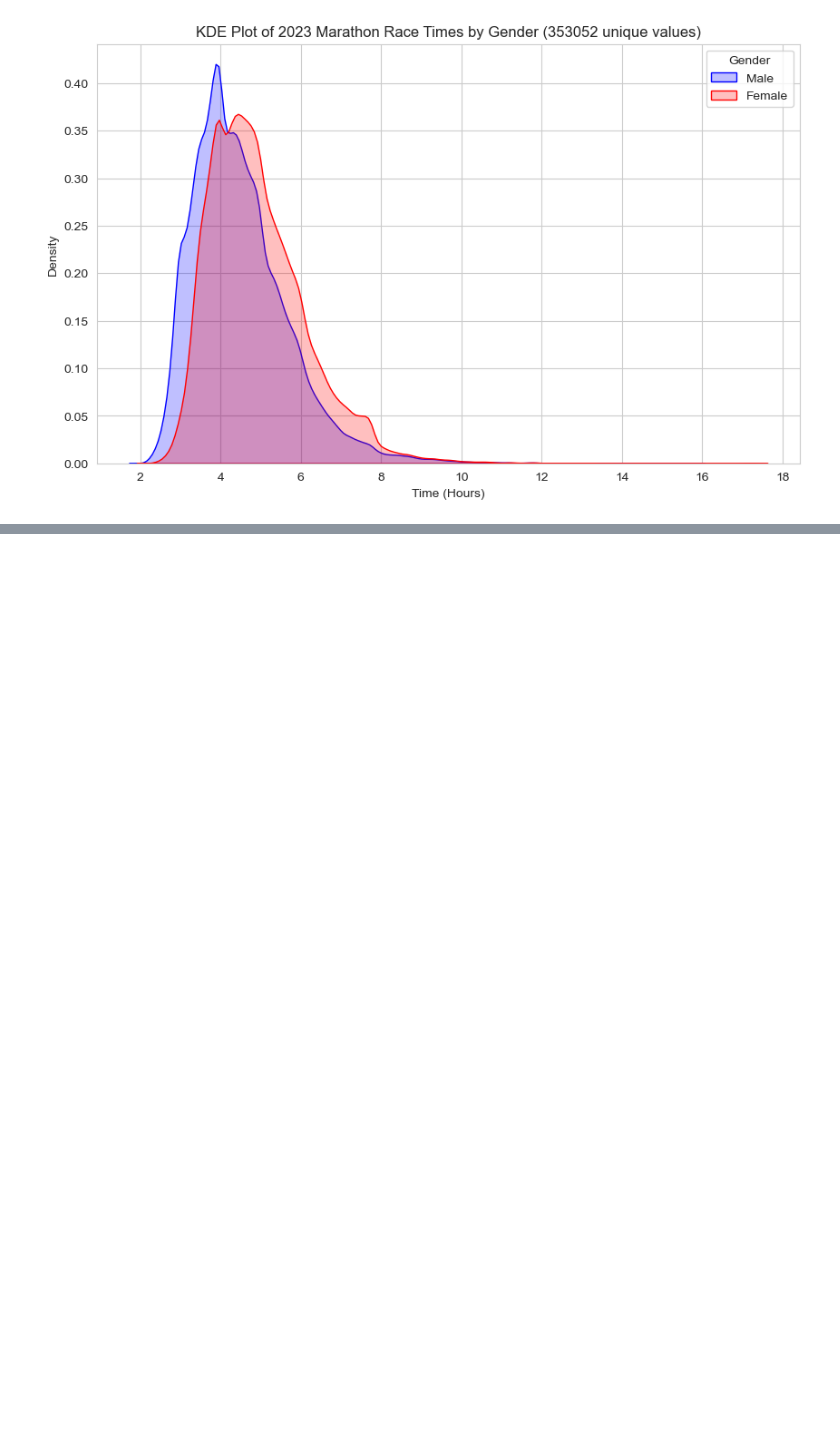
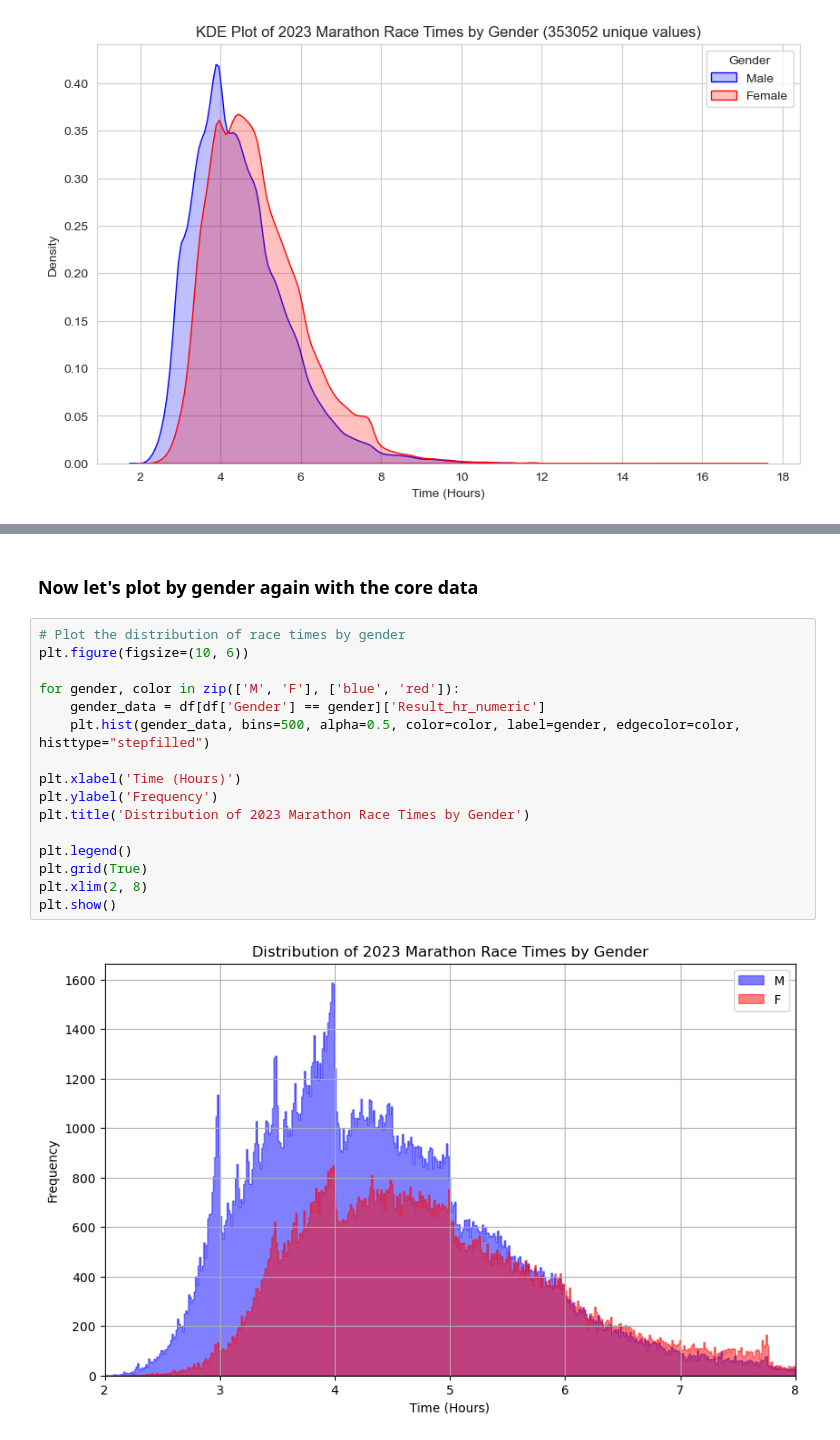
Before and after one commit to xtothell/marathontimes, a Jupyter notebook: Marathon3.ipynb, the cells around one changed output, grey strips where cells are left out. Cells and saved outputs as stored; diff of their text form; blank space fills up the shorter version.

```diff
--- a/Marathon3.ipynb
+++ b/Marathon3.ipynb
@@ -105,0 +171,20 @@ plt.show()
+# %% [markdown]
+### Now let's plot by gender again with the core data
+# %%
+# Plot the distribution of race times by gender
+plt.figure(figsize=(10, 6))
+
+for gender, color in zip(['M', 'F'], ['blue', 'red']):
+    gender_data = df[df['Gender'] == gender]['Result_hr_numeric']
+    plt.hist(gender_data, bins=500, alpha=0.5, color=color, label=gender, edgecolor=color, histtype="stepfilled")
+
+plt.xlabel('Time (Hours)')
+plt.ylabel('Frequency')
+plt.title('Distribution of 2023 Marathon Race Times by Gender')
+
+plt.legend()
+plt.grid(True)
+plt.xlim(2, 8)
+plt.show()
+# %% [output]
+[figure, added]
```
Also changed, not shown: parts of 9 cells of this notebook, 4 other files.
